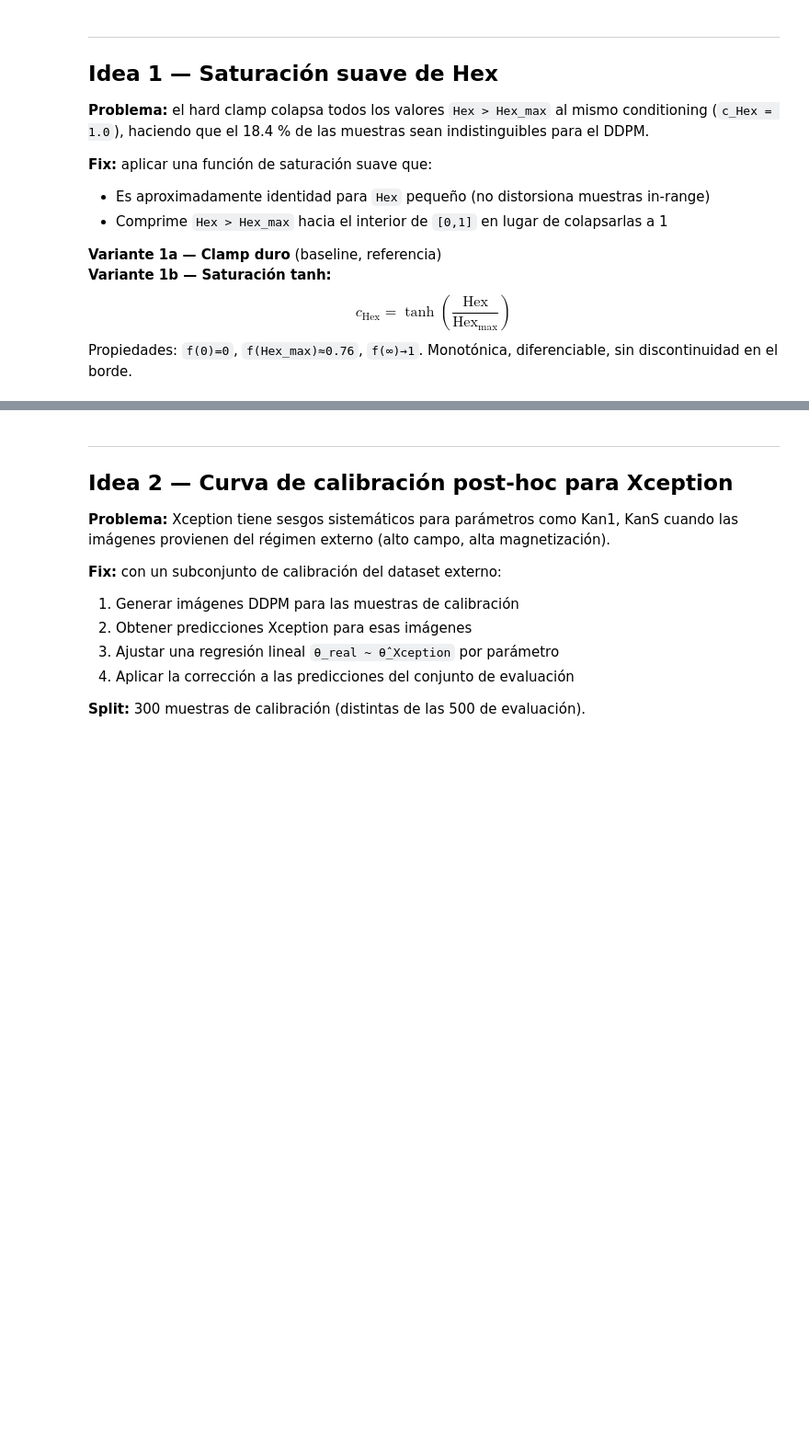
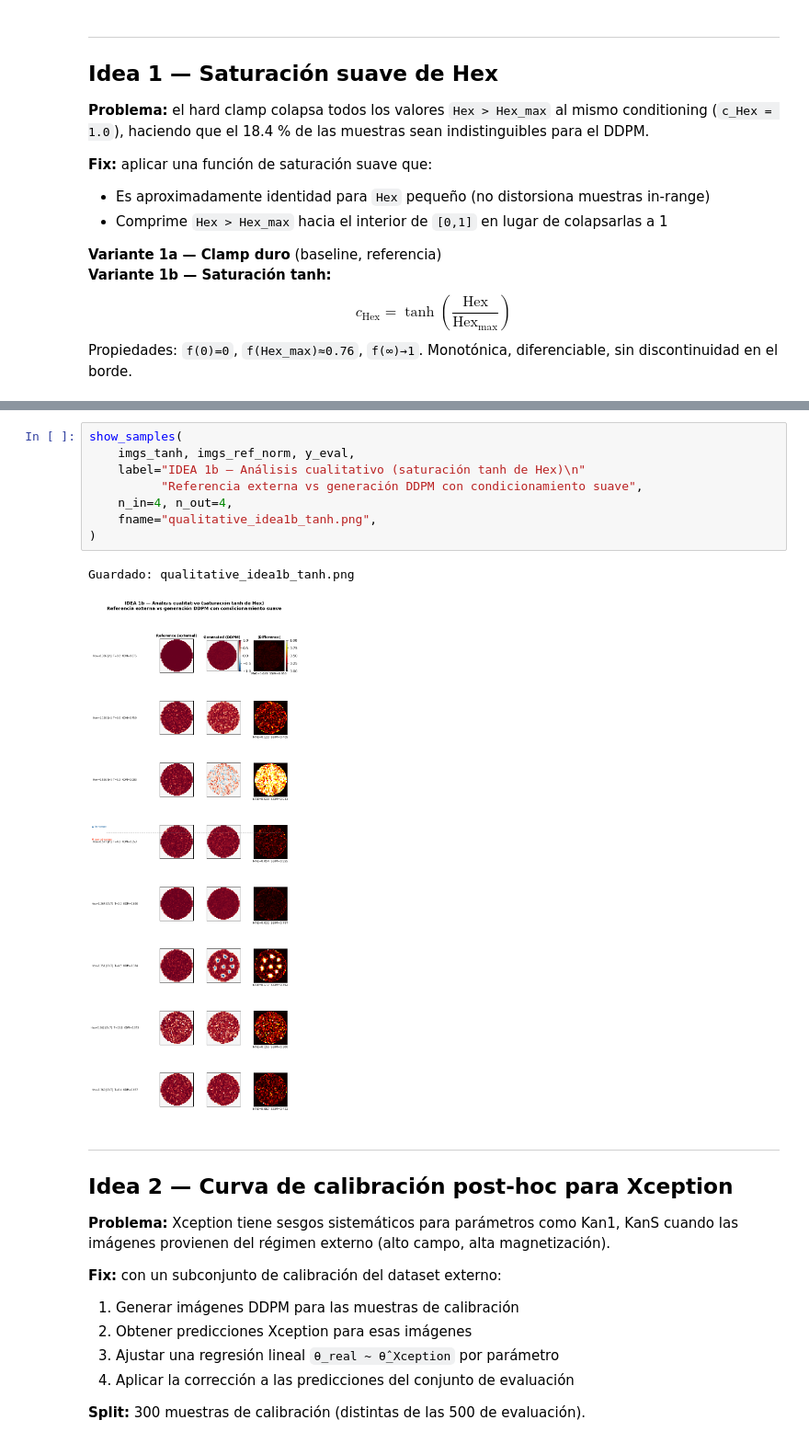
Before and after one commit to canamejoy/Betting-Agents-Benchmark, a Jupyter notebook: fixes-cyle-external-dataset.ipynb, the cells around one changed output, grey strips where cells are left out. Shown at 92% size. Saved outputs shown, nothing was run; the diff lists cells and outputs as text; blank space fills up the shorter version.

```diff
--- a/fixes-cyle-external-dataset.ipynb
+++ b/fixes-cyle-external-dataset.ipynb
@@ -486,6 +594,17 @@ OK en 472.1s
 Muestras con Hex fuera de rango: 94/500
   c_Hex clamp → media=1.0000 (todos = 1.0)
   c_Hex tanh  → media=0.8062 (variedad preservada)
+# %%
+show_samples(
+    imgs_tanh, imgs_ref_norm, y_eval,
+    label="IDEA 1b — Análisis cualitativo (saturación tanh de Hex)\n"
+          "Referencia externa vs generación DDPM con condicionamiento suave",
+    n_in=4, n_out=4,
+    fname="qualitative_idea1b_tanh.png",
+)
+# %% [output]
+Guardado: qualitative_idea1b_tanh.png
+[figure, added]
 # %% [markdown]
 ---
 ## Idea 2 — Curva de calibración post-hoc para Xception
```
Also changed, not shown: parts of 16 cells of this notebook.
